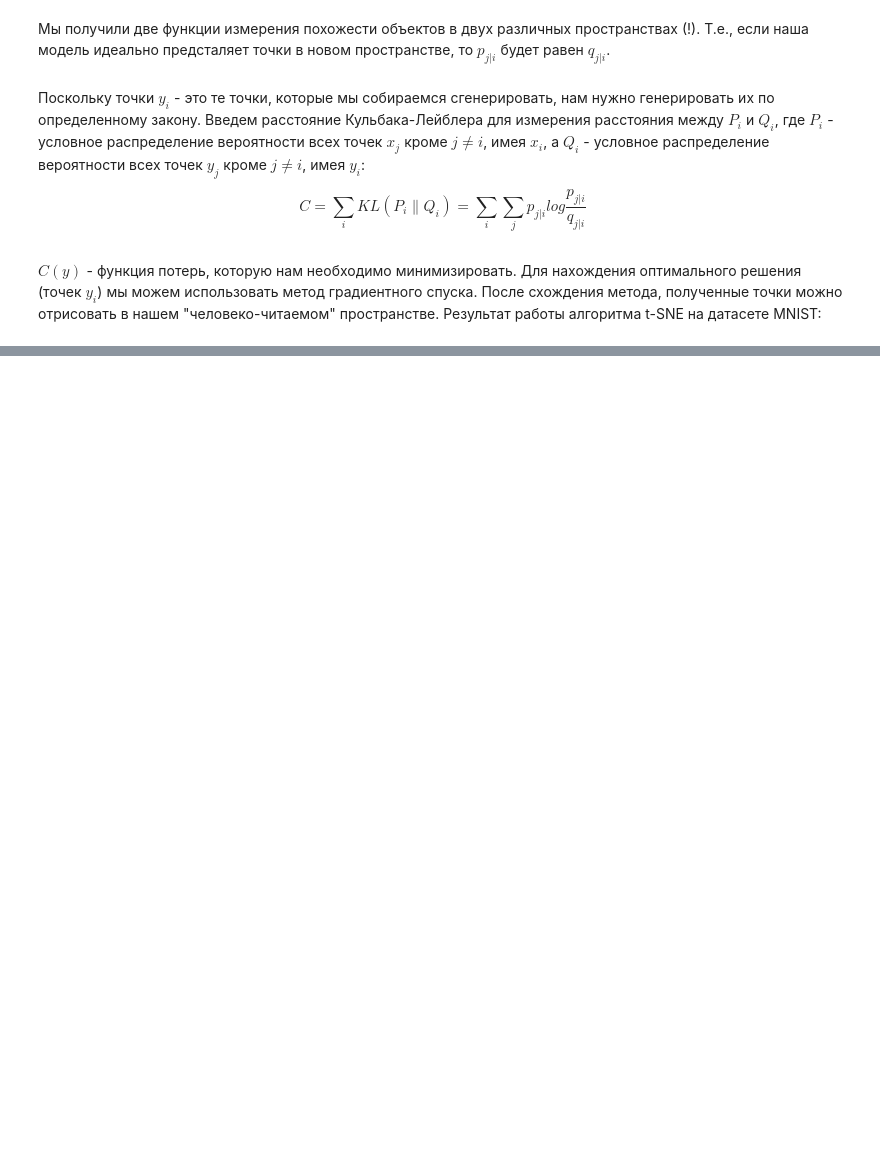
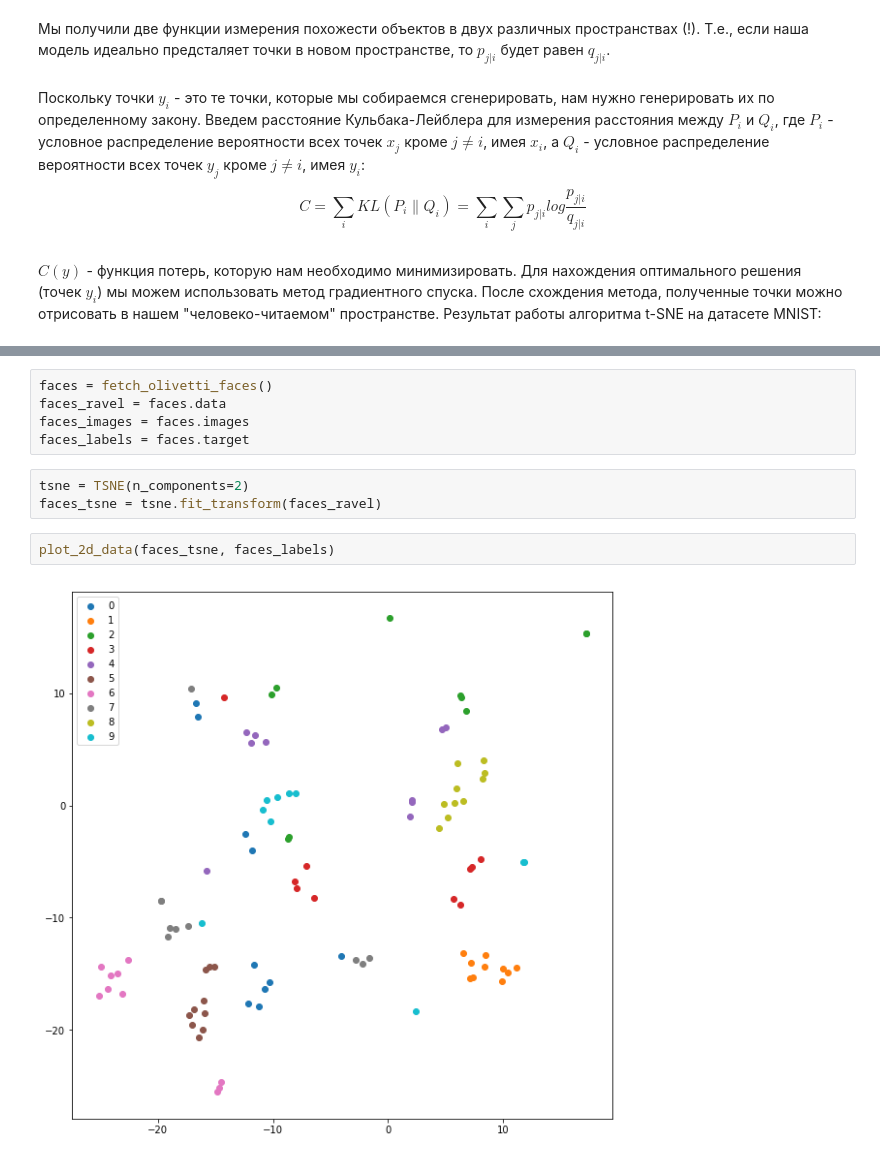
Before and after one commit to AICommunityInno/Seminars, a Jupyter notebook: Seminar 5/Seminar_5.2_t-SNE_visualization.ipynb, the cells around one changed output, grey strips where cells are left out. Cells and saved outputs as stored; diff of their text form; blank space fills up the shorter version.

```diff
--- a/Seminar 5/Seminar_5.2_t-SNE_visualization.ipynb
+++ b/Seminar 5/Seminar_5.2_t-SNE_visualization.ipynb
@@ -42,0 +119,12 @@ $C(y)$ - функция потерь, которую нам необходимо
+# %%
+faces = fetch_olivetti_faces()
+faces_ravel = faces.data
+faces_images = faces.images
+faces_labels = faces.target
+# %%
+tsne = TSNE(n_components=2)
+faces_tsne = tsne.fit_transform(faces_ravel)
+# %%
+plot_2d_data(faces_tsne, faces_labels)
+# %% [output]
+[figure, added]
```
Also changed, not shown: parts of 21 cells of this notebook.
